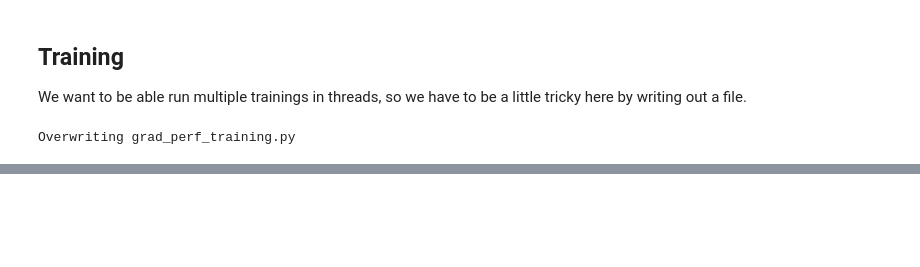
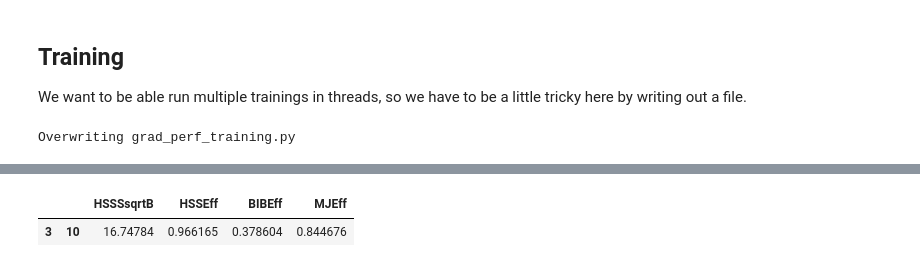
Before and after one commit to gordonwatts/JetCutStudies, a Jupyter notebook: notebooks/Optimize GradientBoostingClassifier.ipynb, the cells around one changed output, grey strips where cells are left out. Cells and saved outputs as stored; diff of their text form; code cells hidden in the pictures; blank space fills up the shorter version.

```diff
--- a/notebooks/Optimize GradientBoostingClassifier.ipynb
+++ b/notebooks/Optimize GradientBoostingClassifier.ipynb
@@ -71,0 +181,4 @@ lde[['HSSSsqrtB','HSSEff','BIBEff','MJEff']]
+# %%
+%%time
+lde = scan_performance(events_50)
+lde[['HSSSsqrtB','HSSEff','BIBEff','MJEff']]
@@ -71,0 +188,5 @@ lde[['HSSSsqrtB','HSSEff','BIBEff','MJEff']]
+# %%
+lde[['HSSSsqrtB','HSSEff','BIBEff','MJEff']]
+# %% [output]
+|  |  | HSSSsqrtB | HSSEff | BIBEff | MJEff |
+| 3 | 10 | 16.74784 | 0.966165 | 0.378604 | 0.844676 |
```
Also changed, not shown: parts of 39 cells of this notebook, 1 other file.
